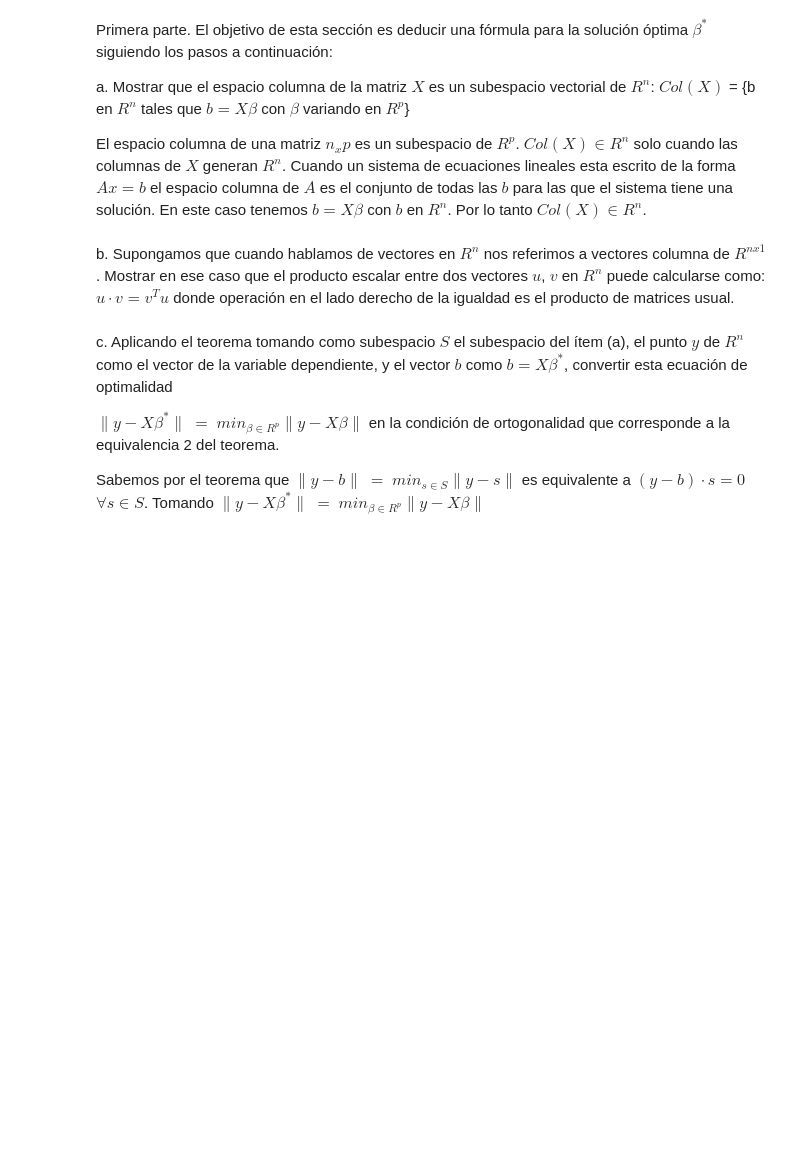
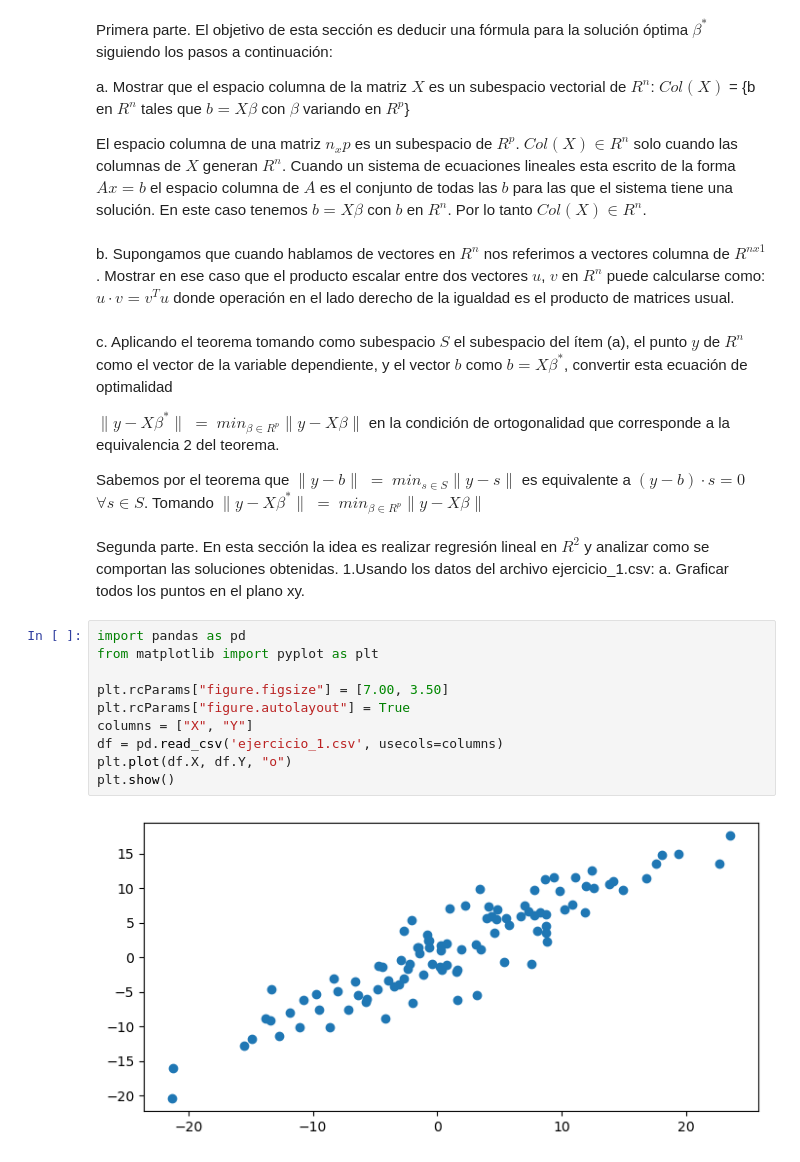
Before and after one commit to piilii/metodos, a Jupyter notebook: tp1metodos.ipynb, the cells around one changed output. Saved outputs shown, nothing was run; the diff lists cells and outputs as text; blank space fills up the shorter version.

```diff
--- a/tp1metodos.ipynb
+++ b/tp1metodos.ipynb
@@ -18,3 +18,19 @@ en la condición de ortogonalidad que corresponde a la equivalencia 2 del teorem
 
 Sabemos por el teorema que $∥y − b∥$ $=$ $min_{s\in S}∥y − s∥$ es equivalente a $(y-b)\cdot s=0$ $\forall s \in S$.
 Tomando $∥y − X\beta^\ast∥$ $=$ $min_{\beta\in R^p}∥y − X\beta∥$
+# %% [markdown]
+Segunda parte. En esta sección la idea es realizar regresión lineal en $R^2$ y analizar como se comportan las soluciones obtenidas.
+1.Usando los datos del archivo ejercicio_1.csv:
+a. Graficar todos los puntos en el plano xy.
+# %%
+import pandas as pd
+from matplotlib import pyplot as plt
+
+plt.rcParams["figure.figsize"] = [7.00, 3.50]
+plt.rcParams["figure.autolayout"] = True
+columns = ["X", "Y"]
+df = pd.read_csv('ejercicio_1.csv', usecols=columns)
+plt.plot(df.X, df.Y, "o")
+plt.show()
+# %% [output]
+[figure, added]
```
Also changed, not shown: parts of 3 cells of this notebook, 1 other file.
